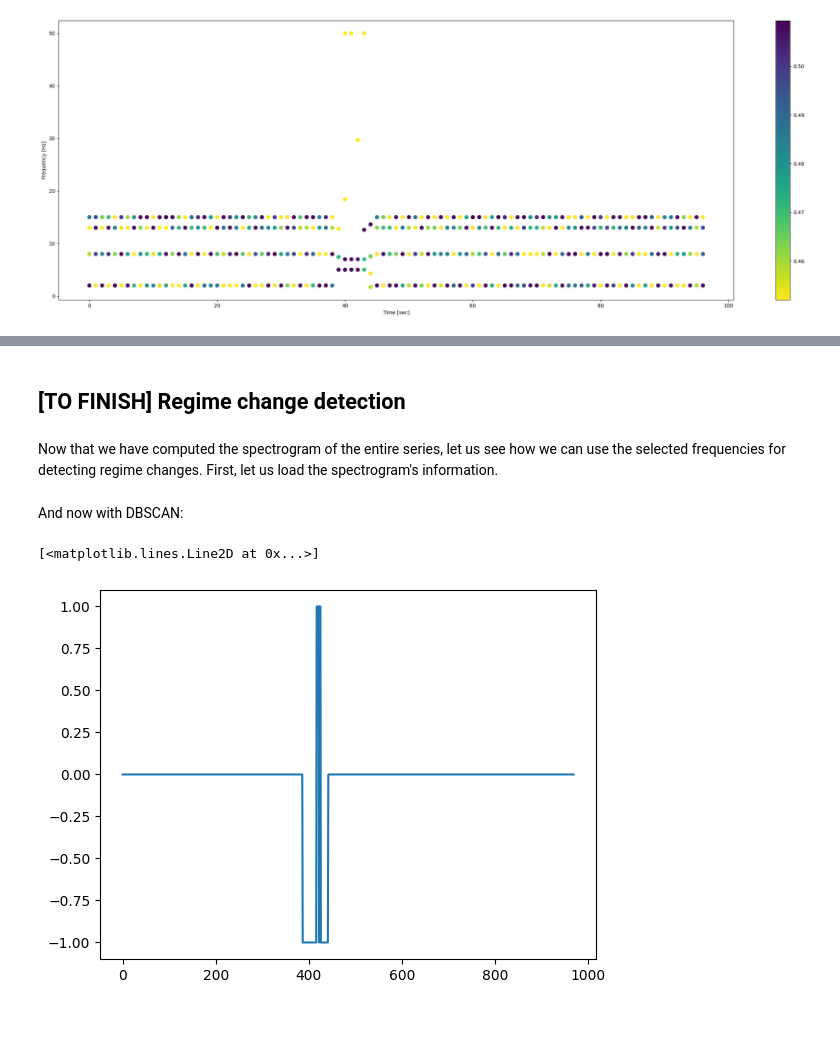
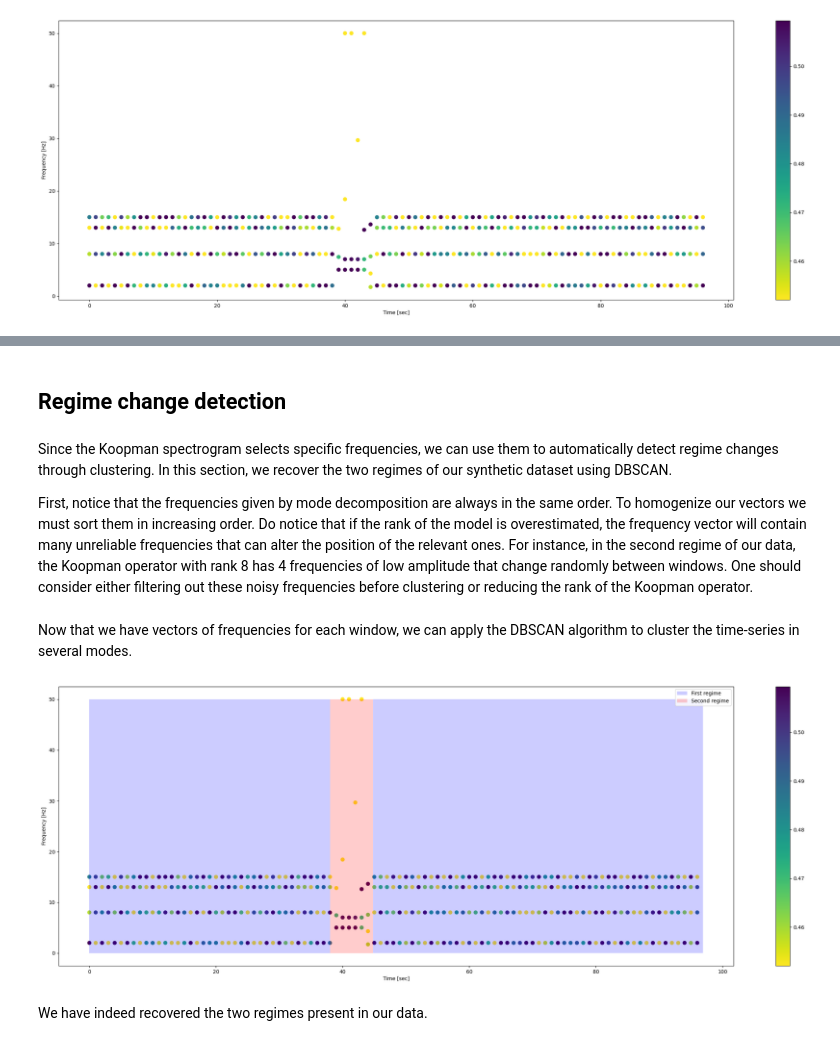
Before and after one commit to Machine-Learning-Dynamical-Systems/kooplearn, a Jupyter notebook: docs/examples/switching_system.ipynb, the cells around one changed output, grey strips where cells are left out. Drawn from its saved outputs; the diff is of its cells as text; code cells hidden in the pictures.

Commit message:
added descrs to regime change ipynb

```diff
--- a/docs/examples/switching_system.ipynb
+++ b/docs/examples/switching_system.ipynb
@@ -174,7 +192,7 @@ plt.figure(figsize=(30,10))
 amplitudes[freqs <= 0] = np.nan                          # dropping values for negative freqs
 secs = np.arange(freqs.shape[0])/10                      # X axis in seconds
 xs = np.outer(secs, np.ones(freqs.shape[1]))             # reformatting for plt scatter
-for i in tqdm(range(0, xs.shape[0], 10)):
+for i in range(0, xs.shape[0], 10):
     plt.scatter(x=xs[i], y=freqs[i], c=amplitudes[i], cmap='viridis_r', s=50)
 plt.colorbar()
 plt.ylabel('Frequency [Hz]')
@@ -208,17 +205,39 @@ The two plots clearly identified the relevant frequencies. In the following sect
 # %% [markdown]
-## [TO FINISH] Regime change detection
+## Regime change detection
 # %% [markdown]
-Now that we have computed the spectrogram of the entire series, let us see how we can use the selected frequencies for detecting regime changes. First, let us load the spectrogram's information.
+Since the Koopman spectrogram selects specific frequencies, we can use them to automatically detect regime changes through clustering. In this section, we recover the two regimes of our synthetic dataset using DBSCAN.
+
+First, notice that the frequencies given by mode decomposition are always in the same order. To homogenize our vectors we must sort them in increasing order. Do notice that if the rank of the model is overestimated, the frequency vector will contain many unreliable frequencies that can alter the position of the relevant ones. For instance, in the second regime of our data, the Koopman operator with rank 8 has 4 frequencies of low amplitude that change randomly between windows. One should consider either filtering out these noisy frequencies before clustering or reducing the rank of the Koopman operator.
 # %%
 # sorting frequencies
-freqs.sort(axis=-1)
+sorted_freqs = np.sort(freqs, axis=-1)
 # %% [markdown]
-And now with DBSCAN:
+Now that we have vectors of frequencies for each  window, we can apply the DBSCAN algorithm to cluster the time-series in several modes.
 # %%
 from sklearn.cluster import DBSCAN
-cls = DBSCAN(eps=0.1)
-classes = cls.fit_predict(freqs)
-plt.plot(classes)
+cls = DBSCAN(eps=0.02)
+classes = cls.fit_predict(sorted_freqs)
+first_regime = classes == 0      # boolean array identifying the first regime
+second_regime = classes != 0     # boolean array indentifying the second regime
+
+# cosmetic change to the classes (they should overlap so that to avoid gaps when plotting)
+for k in range(1, second_regime.shape[0]):
+    if not second_regime[k-1] and second_regime[k] :
+        second_regime[k-1] = True
+    if not first_regime[k-1] and first_regime[k] :
+        first_regime[k-1] = True
-# %% [output]
-[<matplotlib.lines.Line2D at 0x...>]
-[figure, removed]
+# %%
+plt.figure(figsize=(30,10))
+for i in range(0, xs.shape[0], 10):
+    plt.scatter(x=xs[i], y=freqs[i], c=amplitudes[i], cmap='viridis_r', s=50)
+plt.colorbar()
+plt.ylabel('Frequency [Hz]')
+plt.xlabel('Time [sec]')
+plt.fill_between(secs, 0, 50, where=first_regime, facecolor='blue', alpha=0.2, label='First regime')
+plt.fill_between(secs, 0, 50, where=second_regime, facecolor='red', alpha=0.2, label='Second regime')
+plt.legend()
+plt.show()
+# %% [output]
+[figure, added]
+# %% [markdown]
+We have indeed recovered the two regimes present in our data.
```
Also changed, not shown: parts of 11 cells of this notebook.
